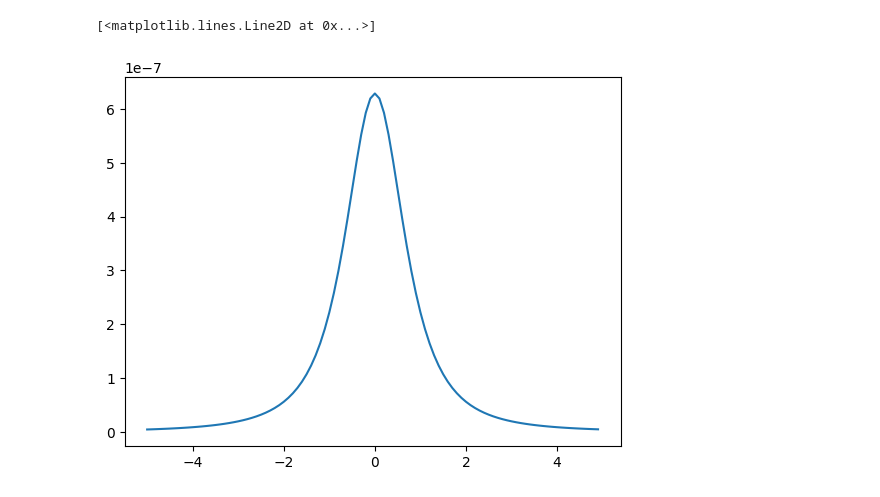
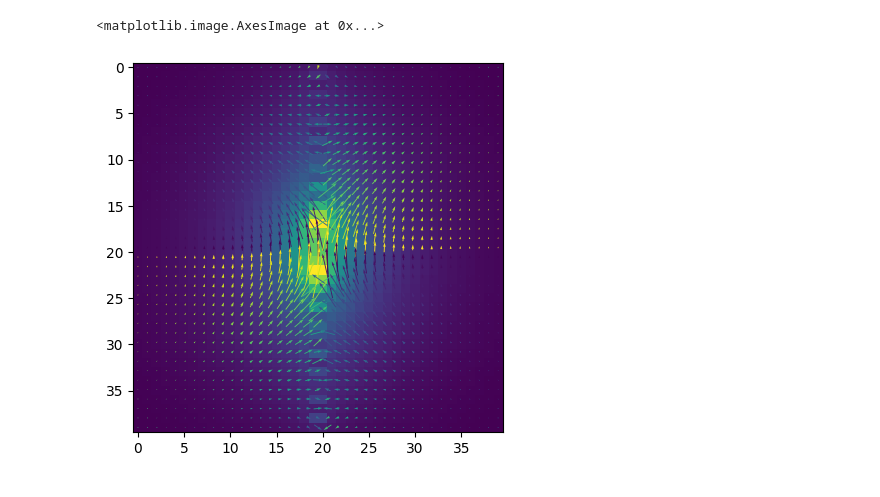
Before and after one commit to PabloDome/Microcopio, a Jupyter notebook: BobinasHemholtz.ipynb, the cells around one changed output. Drawn from its saved outputs; the diff is of its cells as text; code cells hidden in the pictures.

```diff
--- a/BobinasHemholtz.ipynb
+++ b/BobinasHemholtz.ipynb
@@ -3,36 +3,76 @@
 # %%
 import numpy as np
 import matplotlib.pyplot as plt
 from numba import jit
 
+# Tomo el eje z como el eje de las espiras
 
-def BitSabart(I, r, r_bob, Radio_bob):
+e = 0.5 # Diametro del alambre en cm
+N_bob = 10 # Cantidad de espiras en el plano xy
+N_z = 1 # Cantidad de espiras en el eje z
+Rad_bob = 1 # Radio de la bobina interna en cm
+Pos_max = 6 #Distancia maxima de zoneo en cm
+Tam = 40 #Tamaño de la discretización del espacio
+I = 1 # Corriente en A
+
+B_x = np.zeros((Tam,Tam))
+B_z = np.zeros((Tam,Tam))
+B_punto = np.zeros(3)
+
+def BitSabart(I, r, r_bob, Radio_bob): #Es necesario que Radio_bob este en m
+  # Por practicidad voy a calcular el campo en xz, pero agregando la linea comentada se puede hacer en 3d
   theta = np.linspace(0, 2*np.pi, num=100, endpoint=True) # num es la cantidad de divisiones de integración
   Bx = pow(10,-7)*I*np.trapz((r_bob[2]-r[2])*np.cos(theta)/pow((pow(-r[0]+r_bob[0]+Radio_bob*np.cos(theta),2)+pow(-r[1]+r_bob[1]+Radio_bob*np.sin(theta),2)+pow(-r[2]+r_bob[2],2)),3/2), theta)
-  By = pow(10,-7)*I*np.trapz((r_bob[2]-r[2])*np.sin(theta)/pow((pow(-r[0]+r_bob[0]+Radio_bob*np.cos(theta),2)+pow(-r[1]+r_bob[1]+Radio_bob*np.sin(theta),2)+pow(-r[2]+r_bob[2],2)),3/2), theta)
+  #By = pow(10,-7)*I*np.trapz((r_bob[2]-r[2])*np.sin(theta)/pow((pow(-r[0]+r_bob[0]+Radio_bob*np.cos(theta),2)+pow(-r[1]+r_bob[1]+Radio_bob*np.sin(theta),2)+pow(-r[2]+r_bob[2],2)),3/2), theta)
   Bz = pow(10,-7)*I*np.trapz(((r_bob[1]-r[1])*np.sin(theta)+(r_bob[0]-r[0])*np.cos(theta)+Radio_bob)/pow((pow(-r[0]+r_bob[0]+Radio_bob*np.cos(theta),2)+pow(-r[1]+r_bob[1]+Radio_bob*np.sin(theta),2)+pow(-r[2]+r_bob[2],2)),1.5), theta)
 
-  B = np.array([0, 0, Bz])
+  B = np.array([Bx, 0, Bz])
 
   return B
 
-R_max = 10
-Tam = 100
 
-I = 1 # en Amperes
-Radio_bob = 1 # en cm
-r_bob = np.array([0, 0, 0]) #Posición de la espira en cm
-B_punto = np.zeros(3)
-B = []
-r_pos = []
+def Espira_punto(N_bob, N_z, r, r_bob):
 
-for i in range(Tam):
-  r = np.array([0, 0, (i-Tam*0.5)*R_max/Tam])
-  B_punto = BitSabart(I, r, r_bob, Radio_bob)
-  B.append(B_punto[2])
-  r_pos.append((i-Tam*0.5)*R_max/Tam)
+  B_p = B_punto*0
 
-plt.plot(r_pos[:],B[:])
+  r_0 = r
+  r_bob_0 = r_bob
+
+  for i in range(N_bob):
+    a = (Rad_bob+i*e)/100
+    for j in range(N_z):
+      r_bob[2] = j*(e/100)
+      B_p = B_p + BitSabart(I, r, r_bob, a)
+
+  return  B_p
+
+
+def Bobina():
+  B_x = np.zeros((Tam,Tam))
+  B_z = np.zeros((Tam,Tam))
+  Distancia_bobs = Rad_bob*0.5/100   #Posición de la espira en cm
+  r_bob = np.array([0, 0, Distancia_bobs])
+
+  for i in range(Tam):
+    for j in range(Tam):
+      r = np.array([(i-(Tam-1)*0.5)*2*(Pos_max/100)/Tam, 0, (j-(Tam-1)*0.5)*2*(Pos_max/100)/Tam])
+      B_punto = Espira_punto(N_bob, N_z, r, r_bob)
+      B_x[i,j] = B_punto[0]
+      B_z[i,j] = B_punto[2]
+
+  return B_x, B_z
+
+B_x, B_z = Bobina()
+B_x_2 = B_x.transpose()
+B_z_2 = B_z.transpose()
+
+Btot_x = 0*B_x_2 + B_x
+Btot_z = 0*B_z_2 + B_z
+#x, y = np.meshgrid(np.linspace(-Pos_max, Pos_max, Tam), np.linspace(-Pos_max, Pos_max, Tam))
+x, y = np.meshgrid(np.linspace(0, Tam, Tam), np.linspace(0, Tam, Tam))
+plt.quiver(x, y, Btot_x, Btot_z, np.arctan(Btot_z/Btot_x), pivot='mid',color='g')
+
+plt.imshow(np.sqrt(Btot_x*Btot_x+Btot_z*Btot_z))
 # %% [output]
-[<matplotlib.lines.Line2D at 0x...>]
+<matplotlib.image.AxesImage at 0x...>
-[figure, old version]
+[figure, new version]
```
